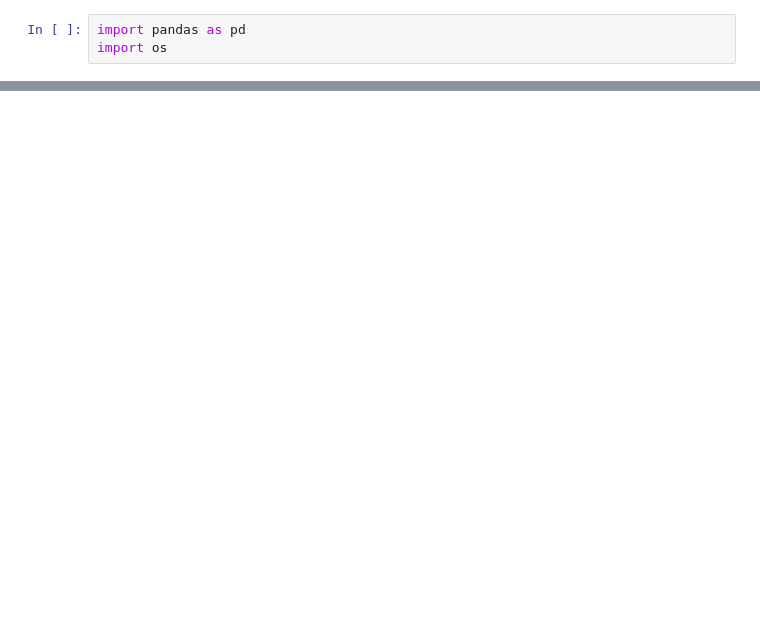
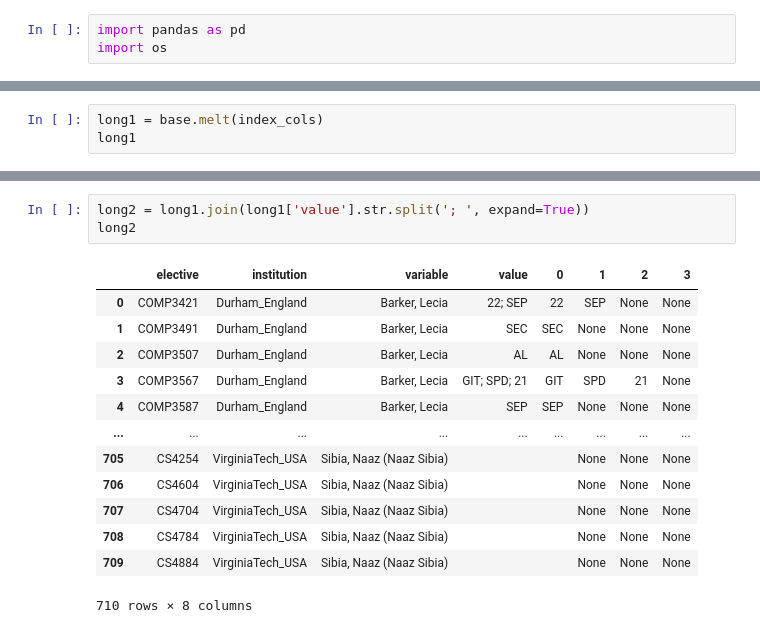
Before and after one commit to stevenaeola/iticse2023_wg6, a Jupyter notebook: curriculum_content/extract_codes.ipynb, the cells around one changed output, grey strips where cells are left out. Cells and saved outputs as stored; diff of their text form; blank space fills up the shorter version.

```diff
--- a/curriculum_content/extract_codes.ipynb
+++ b/curriculum_content/extract_codes.ipynb
@@ -55,0 +44,3 @@ base.melt(in).head(100)
+# %%
+long1 = base.melt(index_cols)
+long1
@@ -55,0 +61,17 @@ base.melt(in).head(100)
+# %%
+long2 = long1.join(long1['value'].str.split('; ', expand=True))
+long2
+# %% [output]
+|  | elective | institution | variable | value | 0 | 1 | 2 | 3 |
+| 0 | COMP3421 | Durham_England | Barker, Lecia | 22; SEP | 22 | SEP | None | None |
+| 1 | COMP3491 | Durham_England | Barker, Lecia | SEC | SEC | None | None | None |
+| 2 | COMP3507 | Durham_England | Barker, Lecia | AL | AL | None | None | None |
+| 3 | COMP3567 | Durham_England | Barker, Lecia | GIT; SPD; 21 | GIT | SPD | 21 | None |
+| 4 | COMP3587 | Durham_England | Barker, Lecia | SEP | SEP | None | None | None |
+| ... | ... | ... | ... | ... | ... | ... | ... | ... |
+| 705 | CS4254 | VirginiaTech_USA | Sibia, Naaz (Naaz Sibia) |  |  | None | None | None |
+| 706 | CS4604 | VirginiaTech_USA | Sibia, Naaz (Naaz Sibia) |  |  | None | None | None |
+| 707 | CS4704 | VirginiaTech_USA | Sibia, Naaz (Naaz Sibia) |  |  | None | None | None |
+| 708 | CS4784 | VirginiaTech_USA | Sibia, Naaz (Naaz Sibia) |  |  | None | None | None |
+| 709 | CS4884 | VirginiaTech_USA | Sibia, Naaz (Naaz Sibia) |  |  | None | None | None |
+710 rows × 8 columns
```
Also changed, not shown: parts of 7 cells of this notebook, 3 other files.
